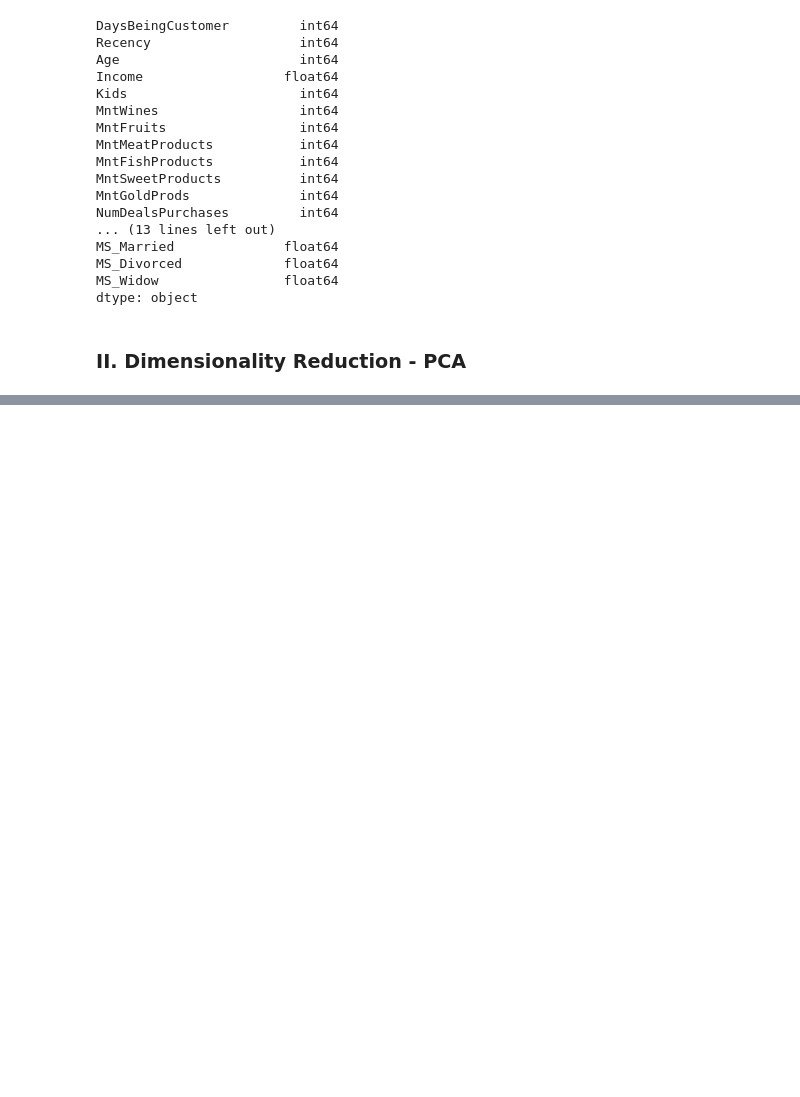
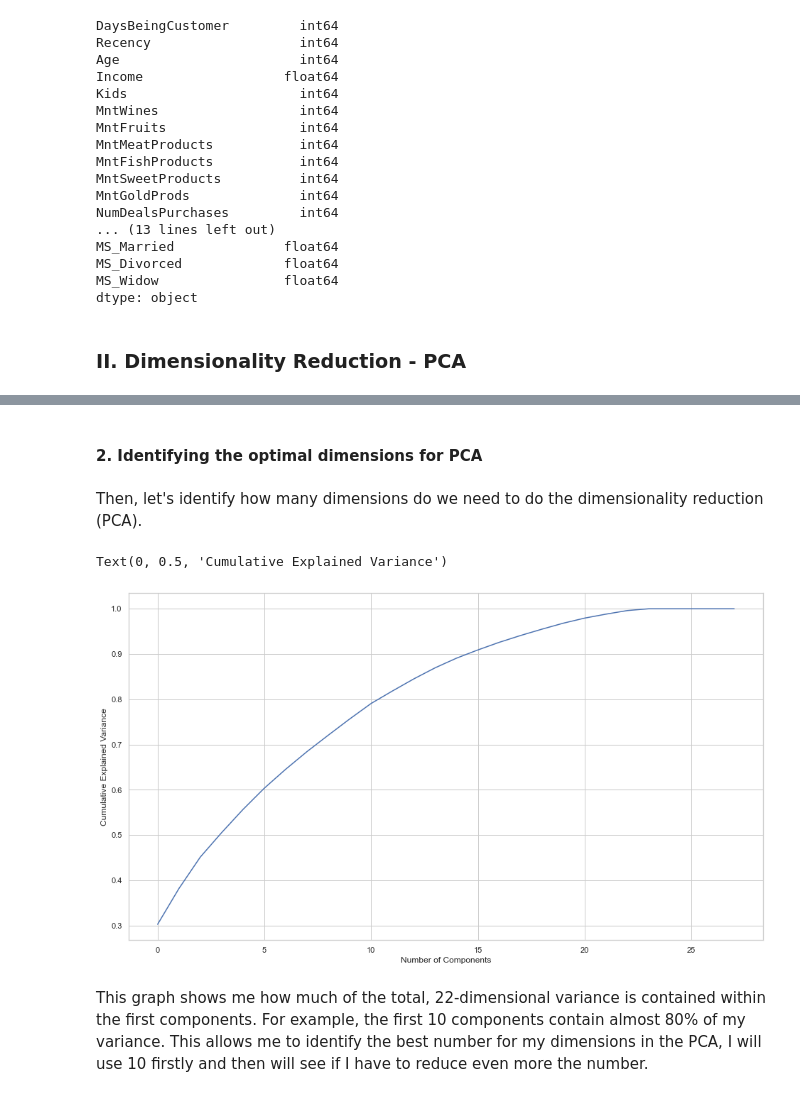
Before and after one commit to mariaperezdeayalas/Customer-Segmentation-Final-Project-, a Jupyter notebook: Notebooks/2. Data Pre-Processing & Dimensionality Reduction.ipynb, the cells around one changed output, grey strips where cells are left out. Cells and saved outputs as stored; diff of their text form; code cells hidden in the pictures; blank space fills up the shorter version.

```diff
--- a/Notebooks/2. Data Pre-Processing & Dimensionality Reduction.ipynb
+++ b/Notebooks/2. Data Pre-Processing & Dimensionality Reduction.ipynb
@@ -6,5 +9,17 @@ from sklearn import preprocessing
+# %%
+# For visualizations
+from matplotlib import pyplot as plt
+%matplotlib inline
+%config Inlinebackend.figure_format = 'retina'
+
+import plotly.express as px
+
+import seaborn as sns
+sns.set_context('poster')
+sns.set(rc={'figure.figsize': (16., 9.)})
+sns.set_style('whitegrid')
 # %%
-df = pd.read_csv('../Data/data_clean_for_analysis.csv', encoding = "ISO-8859-1")
+df = pd.read_csv('../Data/data_clean.csv', encoding = "ISO-8859-1")
 # %%
 df.head(3)
 # %% [output]
@@ -100,0 +120,2 @@ dtype: object
+# %%
+df_ = df.copy()
@@ -100,0 +128,4 @@ dtype: object
+# %%
+scaler = StandardScaler()
+df_scaler = pd.DataFrame(scaler.fit_transform(df_), columns=df_.columns)
+df_scaler.head()
@@ -100,0 +140,14 @@ dtype: object
+# %% [markdown]
+#### 2. Identifying the optimal dimensions for PCA
+# %% [markdown]
+Then, let's identify how many dimensions do we need to do the dimensionality reduction (PCA).
+# %%
+pca = PCA().fit(df_scaler)
+plt.plot(np.cumsum(pca.explained_variance_ratio_))
+plt.xlabel('Number of Components')
+plt.ylabel('Cumulative Explained Variance')
+# %% [output]
+Text(0, 0.5, 'Cumulative Explained Variance')
+[figure, added]
+# %% [markdown]
+This graph shows me how much of the total, 22-dimensional variance is contained within the first components. For example, the first 10 components contain almost 80% of my variance. This allows me to identify the best number for my dimensions in the PCA, I will use 10 firstly and then will see if I have to reduce even more the number.
```
Also changed, not shown: parts of 8 cells of this notebook, 3 other files.
